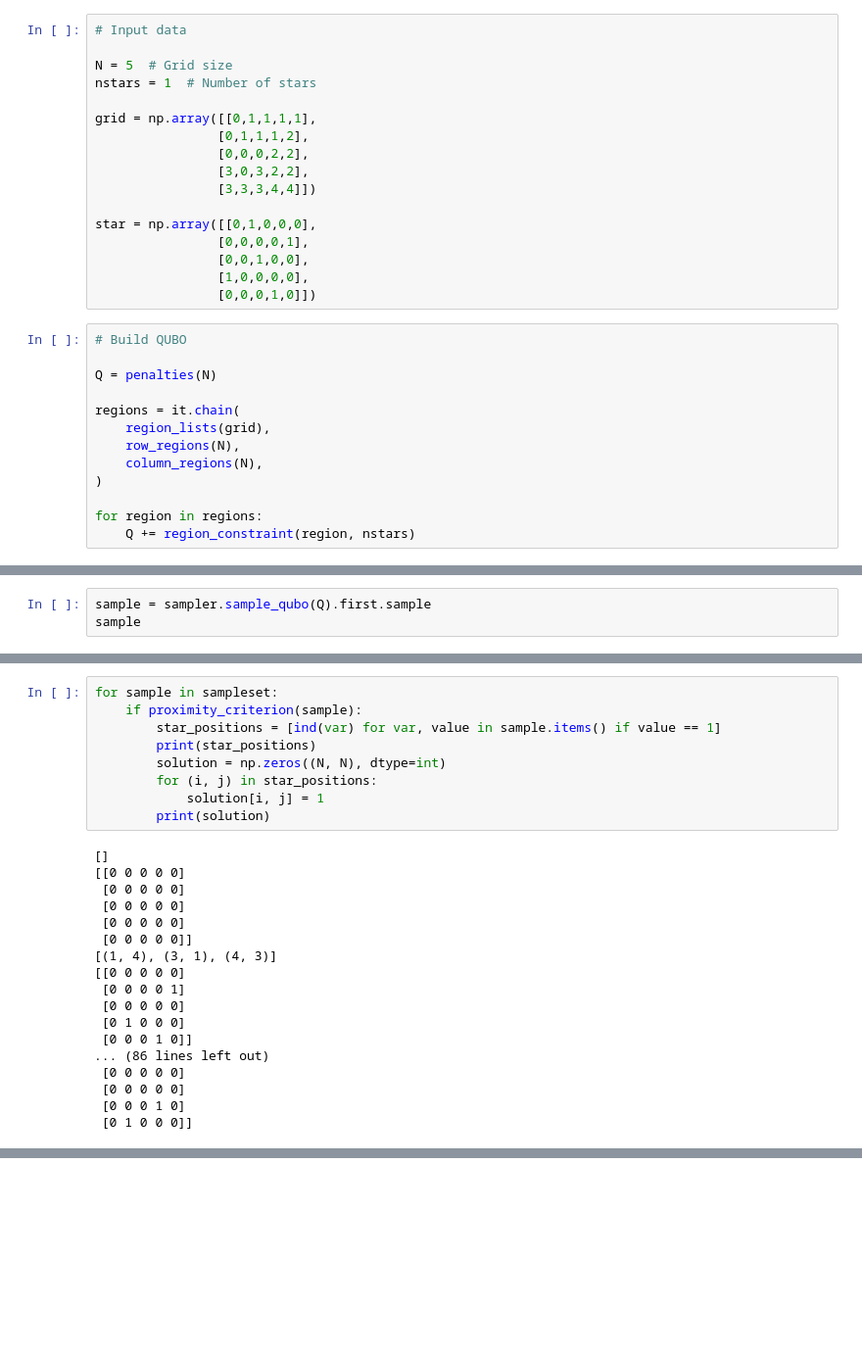
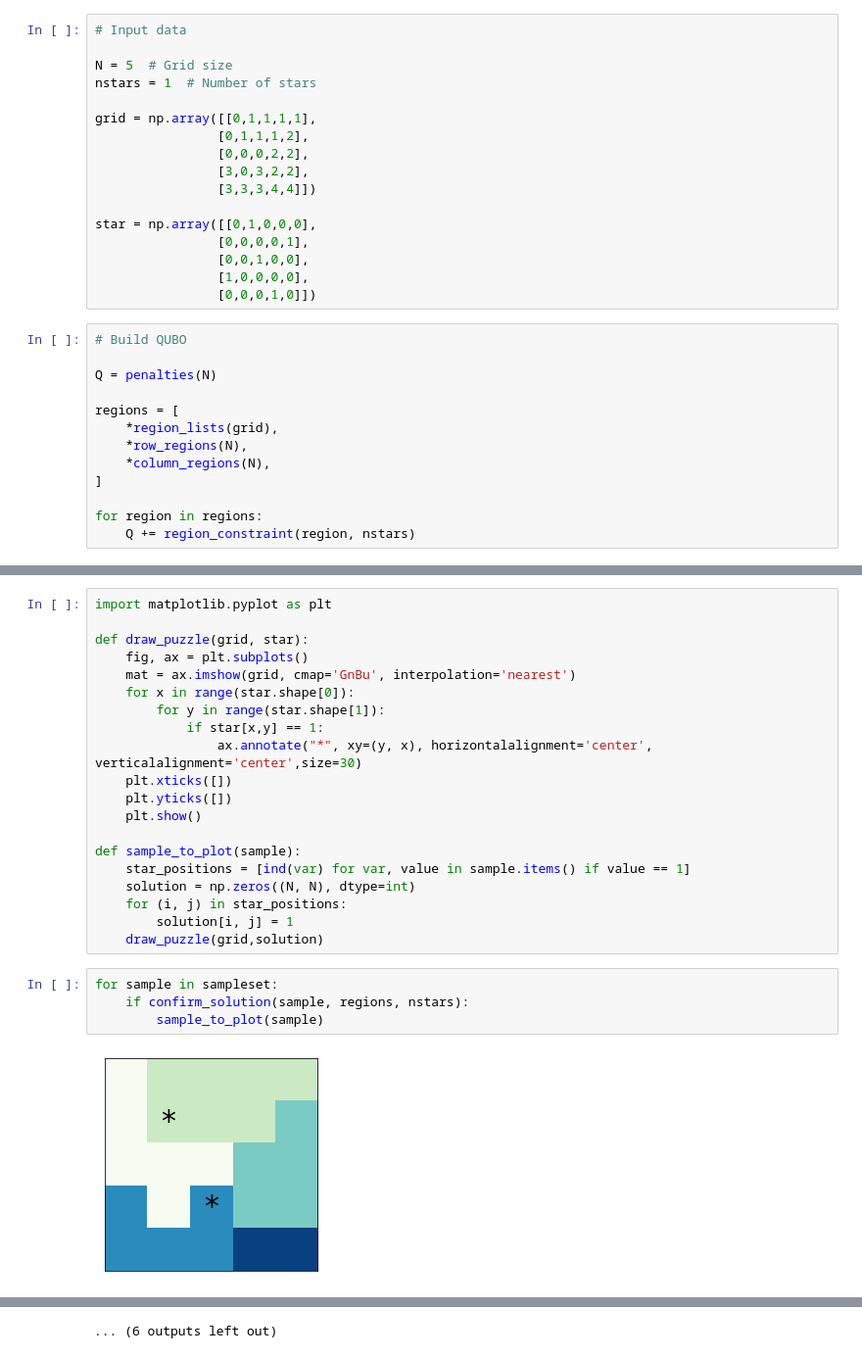
Before and after one commit to iQuHACK/2021_patoLogic, a Jupyter notebook: notebooks/sagar.ipynb, the cells around one changed output, grey strips where cells are left out. Shown: that part at 98% size. Saved outputs shown, nothing was run; the diff lists cells and outputs as text; blank space fills up the shorter version.

```diff
--- a/notebooks/sagar.ipynb
+++ b/notebooks/sagar.ipynb
@@ -80,11 +88,11 @@ star = np.array([[0,1,0,0,0],
 
 Q = penalties(N)
 
-regions = it.chain(
-    region_lists(grid),
-    row_regions(N),
-    column_regions(N),
-)
+regions = [
+    *region_lists(grid),
+    *row_regions(N),
+    *column_regions(N),
+]
 
 for region in regions:
     Q += region_constraint(region, nstars)
@@ -121,4 +128 @@ print(sampleset)
 ['BINARY', 20 rows, 20 samples, 25 variables]
-# %%
-sample = sampler.sample_qubo(Q).first.sample
-sample
@@ -173,29 +152,28 @@ def confirm_solution(sample, regions, stars):
 
     return True
 # %%
-for sample in sampleset:
-    if proximity_criterion(sample):
-        star_positions = [ind(var) for var, value in sample.items() if value == 1]
-        print(star_positions)
-        solution = np.zeros((N, N), dtype=int)
-        for (i, j) in star_positions:
-            solution[i, j] = 1
-        print(solution)
+import matplotlib.pyplot as plt
+
+def draw_puzzle(grid, star):
+    fig, ax = plt.subplots()
+    mat = ax.imshow(grid, cmap='GnBu', interpolation='nearest')
+    for x in range(star.shape[0]):
+        for y in range(star.shape[1]):
+            if star[x,y] == 1:
+                ax.annotate("*", xy=(y, x), horizontalalignment='center', verticalalignment='center',size=30)
+    plt.xticks([])
+    plt.yticks([])
+    plt.show()
+
+def sample_to_plot(sample):
+    star_positions = [ind(var) for var, value in sample.items() if value == 1]
+    solution = np.zeros((N, N), dtype=int)
+    for (i, j) in star_positions:
+        solution[i, j] = 1
+    draw_puzzle(grid,solution)
-# %% [output]
-[]
-[[0 0 0 0 0]
- [0 0 0 0 0]
- [0 0 0 0 0]
- [0 0 0 0 0]
- [0 0 0 0 0]]
-[(1, 4), (3, 1), (4, 3)]
-[[0 0 0 0 0]
- [0 0 0 0 1]
- [0 0 0 0 0]
- [0 1 0 0 0]
- [0 0 0 1 0]]
-... (86 lines left out)
- [0 0 0 0 0]
- [0 0 0 0 0]
- [0 0 0 1 0]
- [0 1 0 0 0]]
+# %%
+for sample in sampleset:
+    if confirm_solution(sample, regions, nstars):
+        sample_to_plot(sample)
+# %% [output]
+[figure, added]
@@ -201,0 +191 @@ for sample in sampleset:
+... (6 outputs left out)
```
Also changed, not shown: parts of 9 cells of this notebook.
